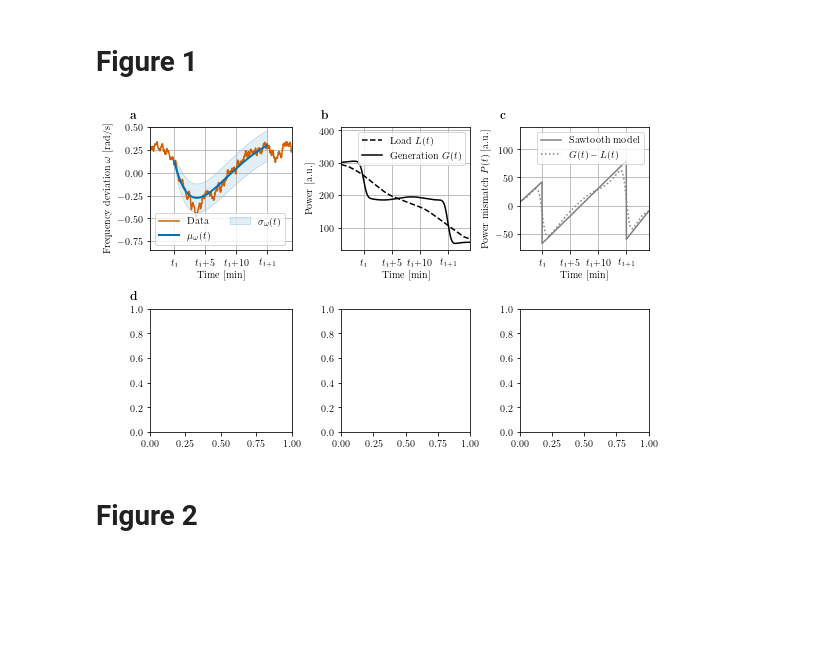
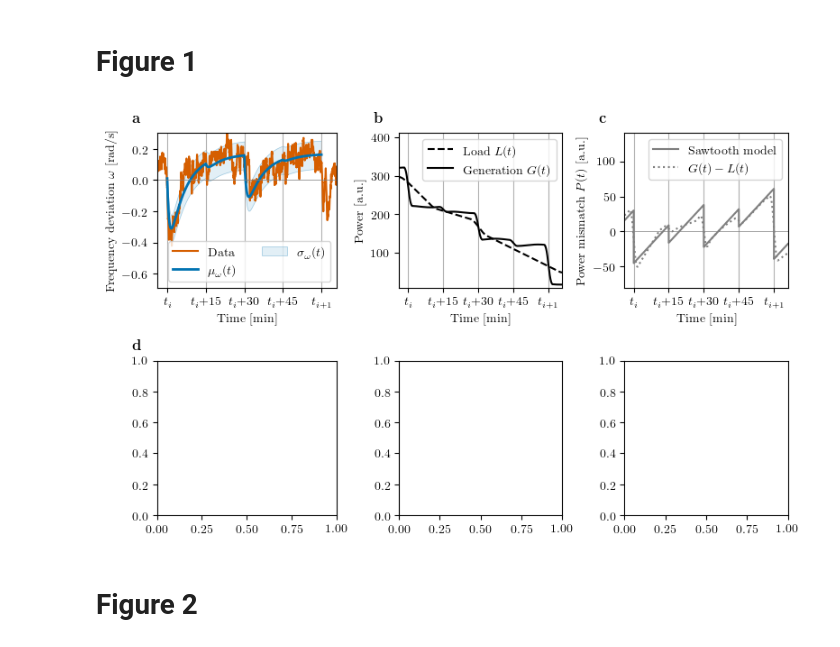
Before and after one commit to johkruse/PIML-for-grid-frequency-modelling, a Jupyter notebook: notebooks/paper_plots.ipynb, the cells around one changed output. Cells and saved outputs as stored; diff of their text form; code cells hidden in the pictures; blank space fills up the shorter version.

```diff
--- a/notebooks/paper_plots.ipynb
+++ b/notebooks/paper_plots.ipynb
@@ -82,8 +66,8 @@ param_names = ['s_theta_0','cov_theta_omega_0', 's_omega_0', # 0-4 is y0
 # %%
-c_full, c_const, c_dp,c_data,c_q, c_tau, c_kappa, c_D,c_dh , c_r = sns.color_palette("colorblind", 10)
+c_post, c_const, c_dp,c_data,c_q, c_tau, c_kappa, c_D,c_dh , c_r = sns.color_palette("colorblind", 10)
 
-model_colors = {'Constant':c_const, 'Daily profile':c_dp, 'Day-ahead':c_dh, 'Full':c_full}
-param_colors = {'tau':c_tau, 'kappa':c_kappa, 'D':c_D, 'q':c_q, 'r':c_r}
+model_colors = {'Constant':c_const, 'Daily profile':c_dp, 'Day-ahead':c_dh, 'Ex-post':c_post}
+param_colors = {'tau':c_tau, 'kappa':c_kappa, 'D':c_D, 'q1':c_q, 'r':c_r}
 # %%
 input_cols = ['gen_other', 'gen_solar', 'gen_wind_on', 'gen_waste', 'gen_nuclear',
        'gen_biomass', 'gen_gas', 'gen_run_off_hydro', 'gen_oil',
@@ -217,68 +199,69 @@ sawtooth_model=sawtooth_model.interpolate('linear')
 # %%
-ts = tf.constant(np.arange(0,900, 1.).astype(custom_dtype))
-st_process = SOSawtooth(ts)
+ts = tf.constant(np.arange(0,3600, 1.).astype(custom_dtype))
+st_process = SOPowerStep(ts,FourSteps(custom_dtype))
 
-params_mean = [[0.,0.126],144, 290,-0.0038,0.0000068]
-params_sigma = [[0.000001,0.00000001,0.01], 144, 290, 0.02]
+params_mean = [[0.,0.01],40, 130,[-0.01,-0.001,-0.008,-0.00038,0.00001]]
+params_sigma = [[0.000001,0.00000001,0.01], 40, 130, 0.02]
 
 fig, axs = plt.subplots(2,3, figsize=(8,5),gridspec_kw={'width_ratios': [1.1,1,1]})
 axs[0,0].autoscale(enable=True, axis='x', tight=True)
 
 ############################
-step = '2018-08-28 23:00'
 sol_mean = st_process.mean_t(*params_mean)[0]
 sol_sigma = st_process.sigma_t(*params_sigma)[0]
 
-axs[0,0].plot(np.arange(-60*4,900+60*4,1), freq.loc['2018-08-28 22:56:01':'2018-08-28 23:19:00'].values, label='Data', c=c_data)
-axs[0,0].plot(np.arange(900), sol_mean, label=r'$\mu_{\omega}(t)$', lw=2, c=c_full)
-
-axs[0,0].fill_between(np.arange(900), sol_mean-sol_sigma,sol_mean+sol_sigma, label='$\sigma_{\omega}(t)$', lw=0.5,
+start_date = '2018-11-10'
+axs[0,0].plot(np.arange(-60*4,3600+60*6,1), freq.loc[start_date+' 21:56:01':start_date+' 23:06:00'].values, label='Data', c=c_data)
+axs[0,0].plot(np.arange(3600), sol_mean, label=r'$\mu_{\omega}(t)$', lw=2, c=c_post)
+axs[0,0].axhline(0, color='gray', linewidth=0.5)
+axs[0,0].fill_between(np.arange(3600), sol_mean-sol_sigma,sol_mean+sol_sigma, label='$\sigma_{\omega}(t)$', lw=0.5,
                       facecolor='#0073b01d', edgecolor='#0073b05a')
-axs[0, 0].grid()
+axs[0, 0].grid(axis='x')
 axs[0,0].set_xlabel('Time [min]')
-axs[0,0].set_xticks([0,300,600,900])
-axs[0,0].set_xticklabels([r'$t_i$','$t_i$+5','$t_i$+10',r'$t_{i+1}$'])
+axs[0,0].set_xticks([0,900,1800,2700,3600])
+axs[0,0].set_xticklabels([r'$t_i$','$t_i$+15','$t_i$+30','$t_i$+45',r'$t_{i+1}$'])
 #axs[k,l].set_ylabel(r'$\omega$ [a.u.]')
-axs[0,0].legend( ncol=2)
-axs[0,0].set_ylim([-0.85,0.5])
+axs[0,0].legend( ncol=2, loc='lower right')
+axs[0,0].set_ylim([-0.69,0.3])
 axs[0,0].set_ylabel('Frequency deviation $\omega$ [rad/s]')
 
 ################################
 
-axs[0, 1].grid()
+axs[0, 1].grid(axis='x')
 axs[0,1].set_xlabel('Time [min]')
-axs[0,1].set_xticks([0,300,600,900])
-axs[0,1].set_xticklabels([r'$t_i$','$t_i$+5','$t_i$+10',r'$t_{i+1}$'])
+axs[0,1].set_xticks([0,900,1800,2700,3600])
+axs[0,1].set_xticklabels([r'$t_i$','$t_i$+15','$t_i$+30','$t_i$+45',r'$t_{i+1}$'])
 axs[0,1].set_xlim(axs[0,0].get_xlim())
-axs[0,1].set_ylim([30,410])
-axs[0,1].plot(np.arange(-60*4,900+60*4,1), syn_load_smooth.values,'--', label='Load $L(t)$', c='k')
-axs[0,1].plot(np.arange(-60*4,900+60*4,1), syn_gen_smooth.values, label='Generation $G(t)$', c='k')
+axs[0,1].set_ylim([10,410])
+axs[0,1].plot(np.arange(-60*4,3600+60*6,1), syn_load_smooth.values,'--', label='Load $L(t)$', c='k')
+axs[0,1].plot(np.arange(-60*4,3600+60*6,1), syn_gen_smooth.values, label='Generation $G(t)$', c='k')
 axs[0,1].legend( ncol=1)
 axs[0,1].set_ylabel('Power [a.u.]')
 
-axs[0,2].plot(np.arange(-60*4,900+60*4,1), sawtooth_model.values, label='Sawtooth model', c='gray')
-axs[0,2].plot(np.arange(-60*4,900+60*4,1), (syn_gen_smooth-syn_load_smooth).values,':', label='$G(t)-L(t)$', c='gray')
-axs[0, 2].grid()
+axs[0,2].plot(np.arange(-60*4,3600+60*6,1), sawtooth_model.values, label='Sawtooth model', c='gray')
+axs[0,2].plot(np.arange(-60*4,3600+60*6,1), (syn_gen_smooth-syn_load_smooth).values,':', label='$G(t)-L(t)$', c='gray')
+axs[0, 2].grid(axis='x')
 axs[0,2].set_xlabel('Time [min]')
-axs[0,2].set_xticks([0,300,600,900])
-axs[0,2].set_xticklabels([r'$t_i$','$t_i$+5','$t_i$+10',r'$t_{i+1}$'])
+axs[0,2].set_xticks([0,900,1800,2700,3600])
+axs[0,2].set_xticklabels([r'$t_i$','$t_i$+15','$t_i$+30','$t_i$+45',r'$t_{i+1}$'])
 axs[0,2].set_xlim(axs[0,0].get_xlim())
 axs[0,2].legend( ncol=1)
 axs[0,2].set_ylabel('Power mismatch $P(t)$ [a.u.]')
 axs[0,2].set_ylim([-80,140])
+axs[0,2].axhline(0, color='gray', linewidth=0.5)
 
 ####################################
 axs_labels = [r'\textbf{a}', r'\textbf{b}', r'\textbf{c}', r'\textbf{d}']
 for label, ax in zip(axs_labels, axs.flatten()):
     # label physical distance to the left and up:
     trans = mtransforms.ScaledTranslation(-20/72, 7/72, fig.dpi_scale_trans)
     ax.text(0.0, 1.0, label, transform=ax.transAxes + trans,
             fontsize='large', va='bottom')
 
 plt.tight_layout()
 plt.savefig('./figures/fig1_a-d.pdf', bbox_inches='tight')
 # %% [output]
-[figure, old version]
+[figure, new version]
 # %% [markdown]
 # Figure 2
 # %%
```
Also changed, not shown: parts of 25 cells of this notebook, 15 other files.
